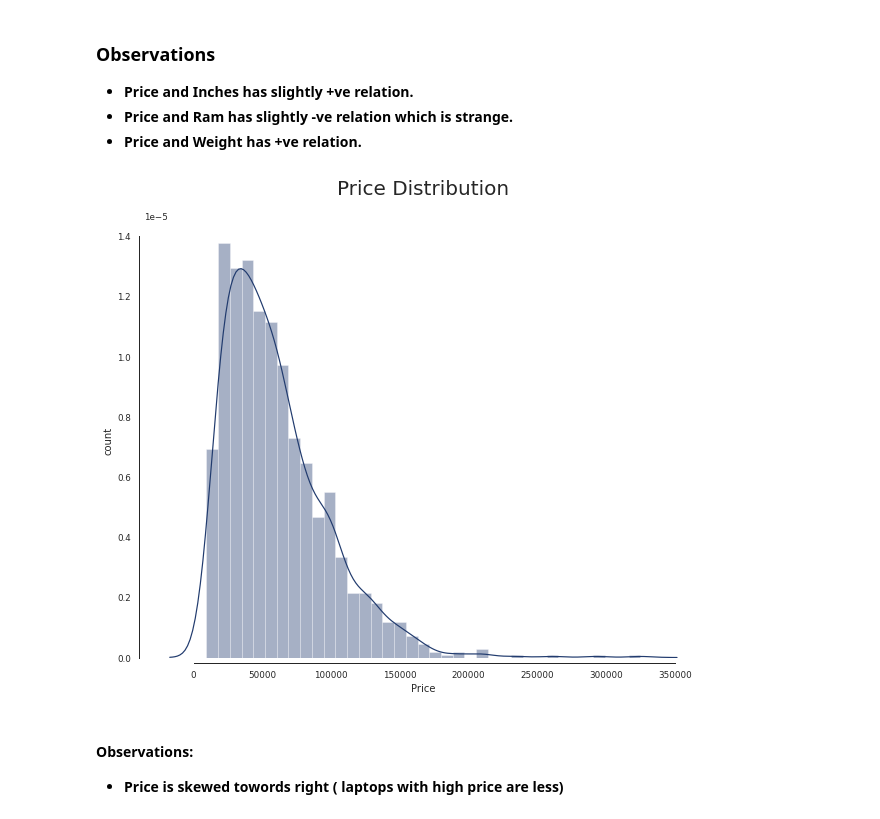
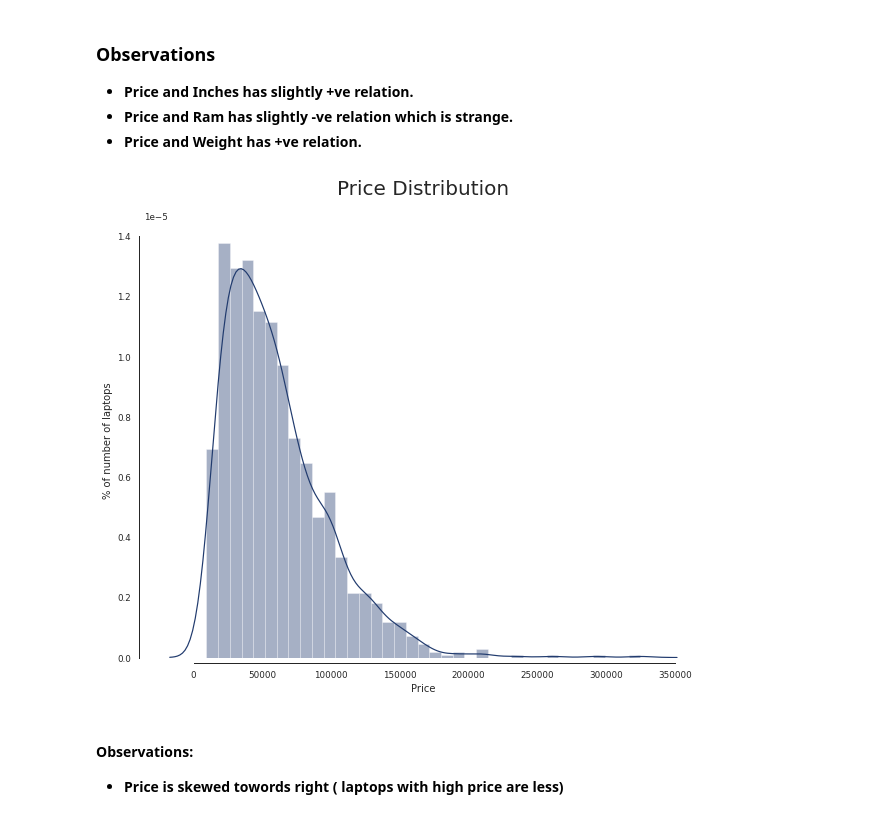
Before and after one commit to mebi-ali/Laptop_Price_Predictor, a Jupyter notebook: laptop-price-predictor.ipynb, the cells around one changed output. Cells and saved outputs as stored; diff of their text form; code cells hidden in the pictures.

```diff
--- a/laptop-price-predictor.ipynb
+++ b/laptop-price-predictor.ipynb
@@ -222,13 +223,13 @@ Text(0.5, 1.0, 'Correlations in  Dataset\n')
 # %%
 # Price Disribution
 plt.figure(figsize=(10,8))
 ax = sns.distplot(x=lap_df['Price'])
 ax.set_title('Price Distribution\n', fontsize=20)
 ax.set_xlabel('Price', fontsize=10)
-ax.set_ylabel('count', fontsize=10)
+ax.set_ylabel('% of number of laptops', fontsize=10)
 sns.despine(offset=5, trim=True)
 # %% [output]
-[figure, old version]
+[figure, new version]
 # %% [markdown]
 #### Observations:
 * **Price is skewed towords right ( laptops with high price are less)**
```
Also changed, not shown: parts of 20 cells of this notebook.
